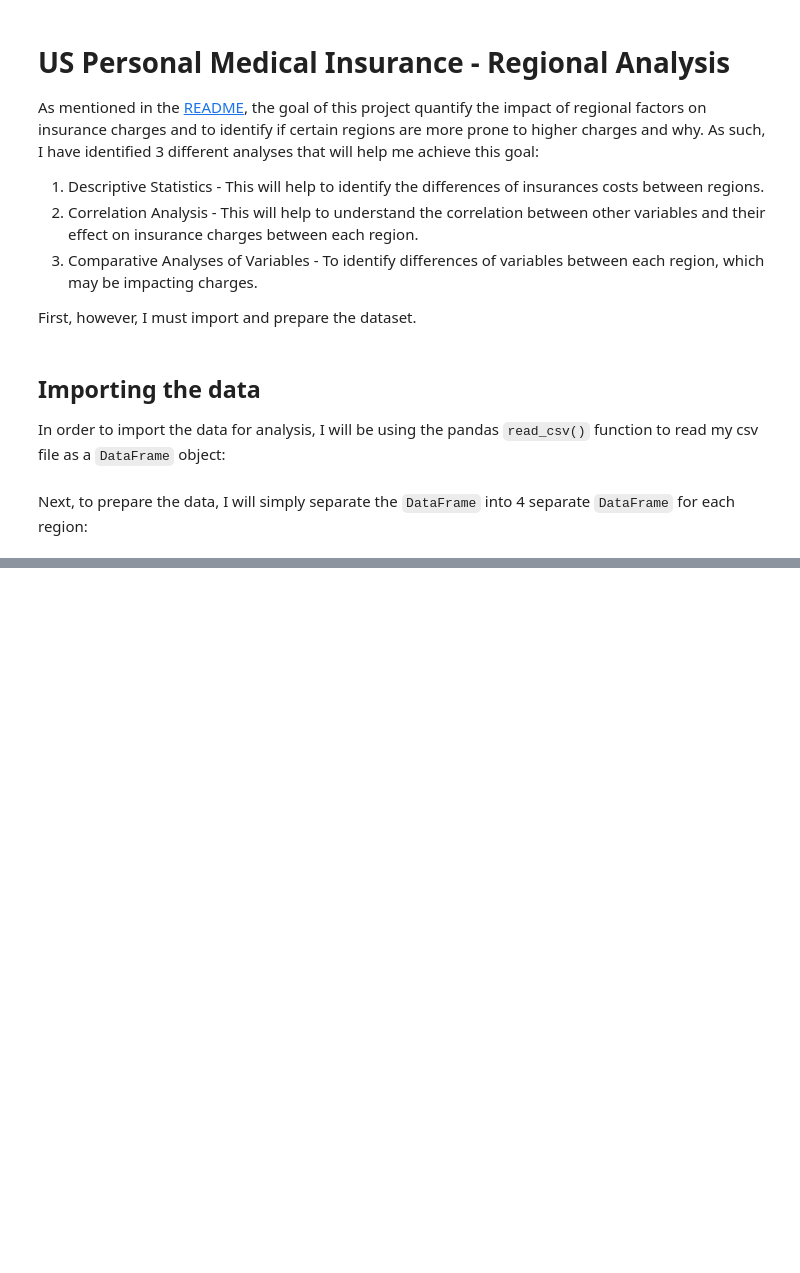
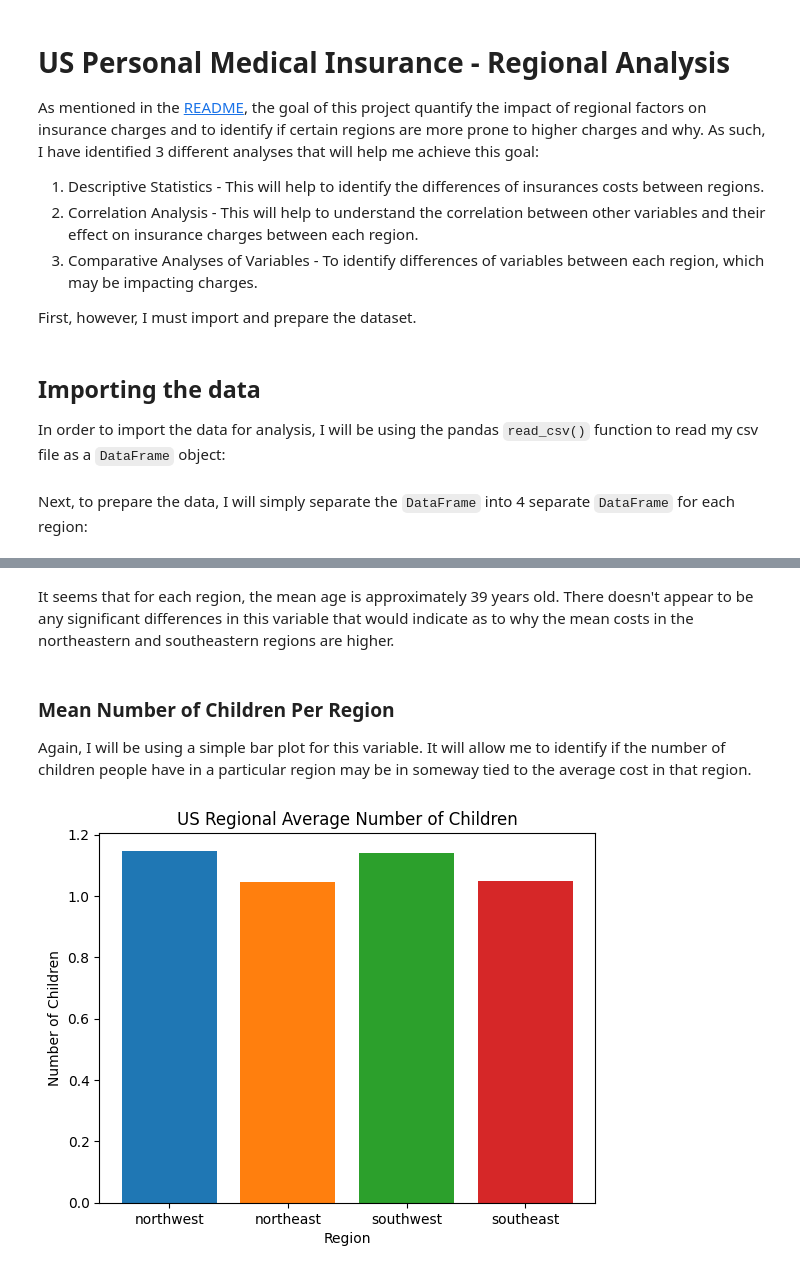
Before and after one commit to charliemarshall1996/regional-us-personal-medical-insurance-analysis, a Jupyter notebook: analysis.ipynb, the cells around one changed output, grey strips where cells are left out. Saved outputs shown, nothing was run; the diff lists cells and outputs as text; code cells hidden in the pictures; blank space fills up the shorter version.

```diff
--- a/analysis.ipynb
+++ b/analysis.ipynb
@@ -28,0 +139,26 @@ se_df = df[df['region'] == 'southeast']
+# %% [markdown]
+It seems that for each region, the mean age is approximately 39 years old. There doesn't appear to be any significant differences in this variable that would indicate as to why the mean costs in the northeastern and southeastern regions are higher.
+# %% [markdown]
+### Mean Number of Children Per Region
+
+Again, I will be using a simple bar plot for this variable. It will allow me to identify if the number of children people have in a particular region may be in someway tied to the average cost in that region.
+# %%
+# Prepare data
+nw_bmi = nw_df.children.mean()
+ne_bmi = ne_df.children.mean()
+sw_bmi = sw_df.children.mean()
+se_bmi = se_df.children.mean()
+
+n_children = [nw_bmi, ne_bmi, sw_bmi, se_bmi]
+regions = ["northwest", "northeast", "southwest", "southeast"]
+colors = ['tab:blue', 'tab:orange', 'tab:green', 'tab:red']
+
+# Plot mean values
+plt.bar(regions, n_children, color=colors)
+plt.title("US Regional Average Number of Children")
+plt.xlabel("Region")
+plt.ylabel("Number of Children")
+plt.savefig("./data/visualizations/descriptive/regional_mean_n_children.png")
+plt.show()
+# %% [output]
+[figure, added]
```
Also changed, not shown: parts of 17 cells of this notebook, 6 other files.
